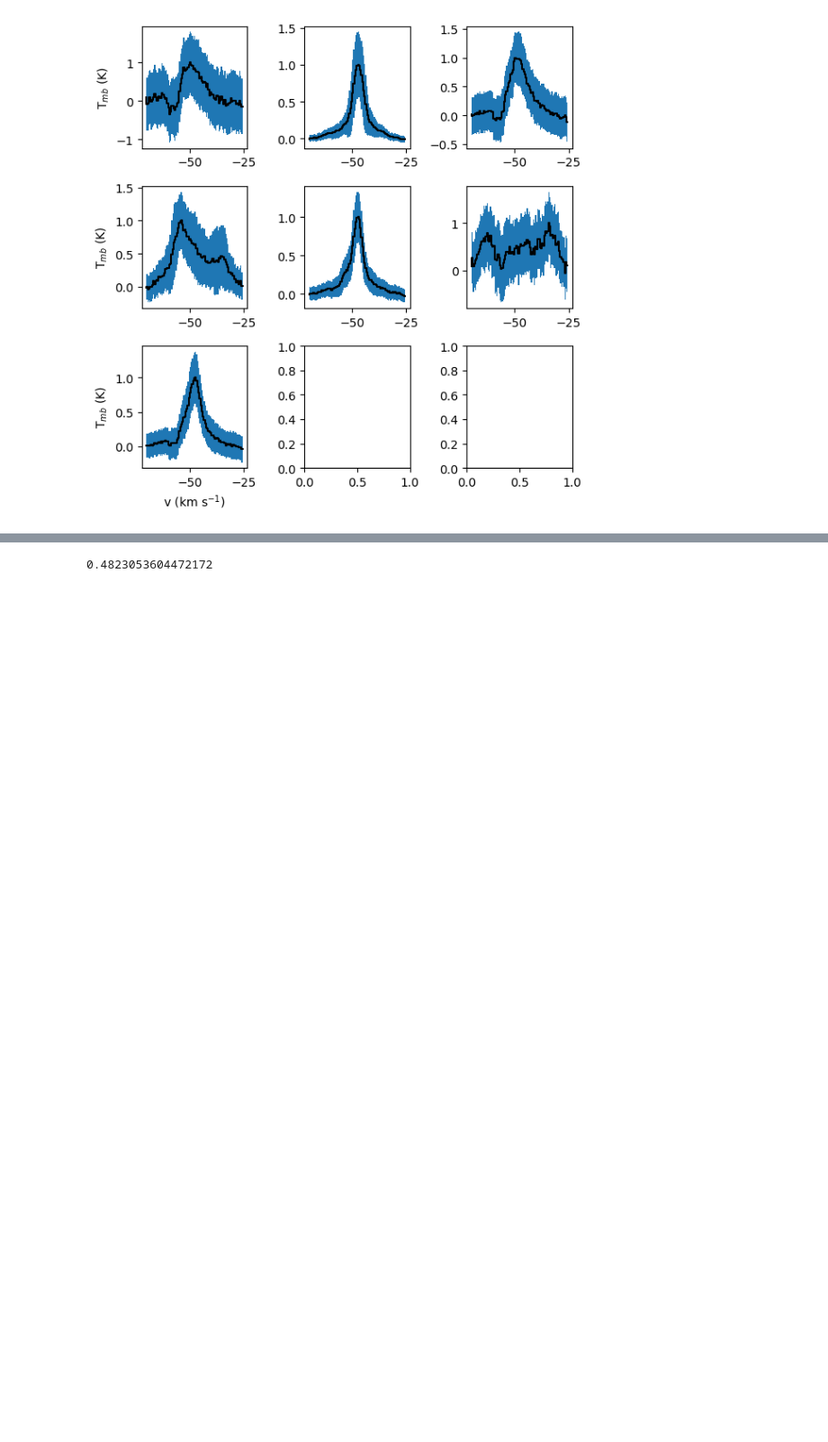
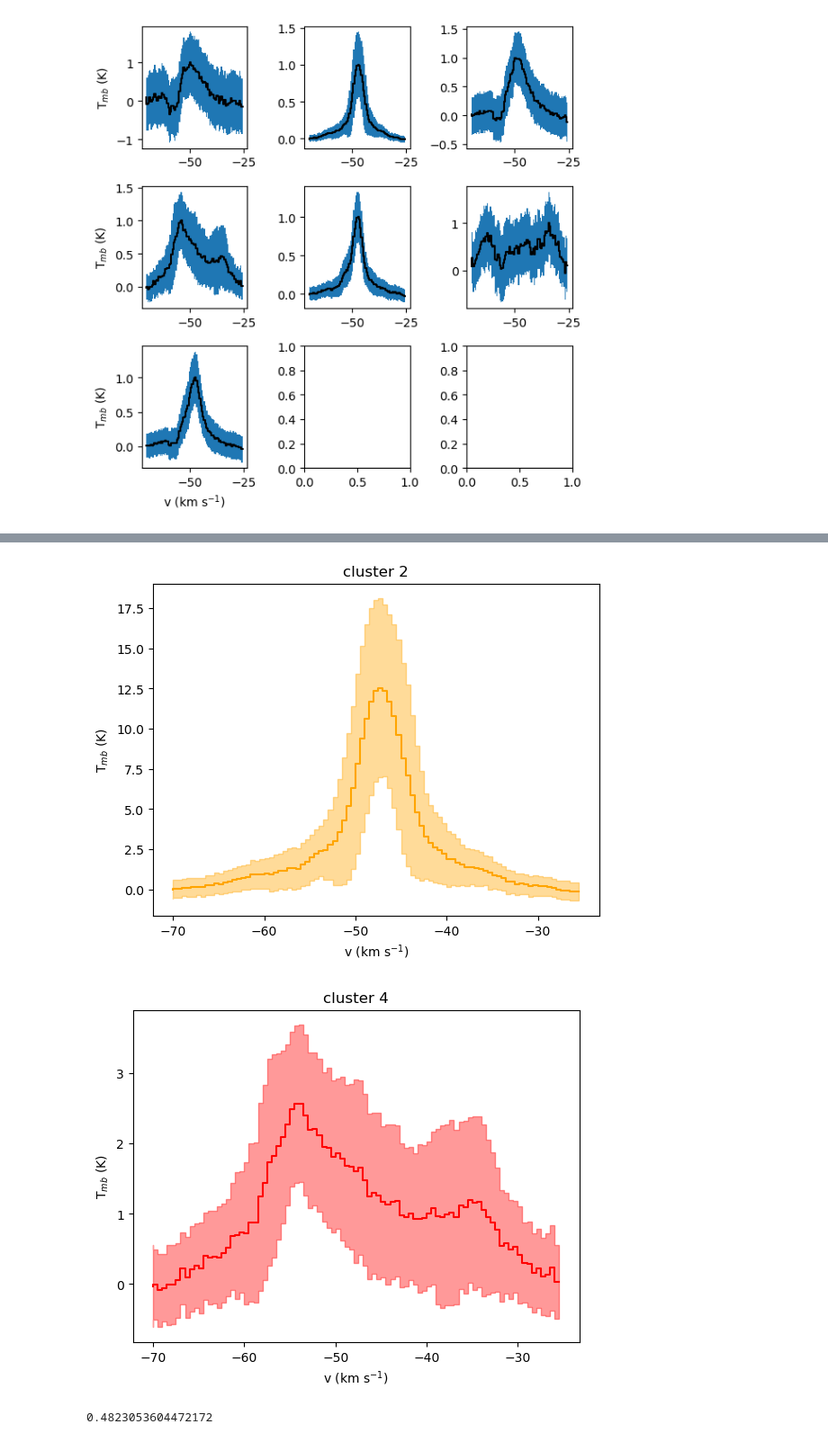
Before and after one commit to lmlb-astro/GMM, a Jupyter notebook: analyze_best_model.ipynb, the cells around one changed output, grey strips where cells are left out. Shown at 90% size. Drawn from its saved outputs; the diff is of its cells as text; code cells hidden in the pictures; blank space fills up the shorter version.

```diff
--- a/analyze_best_model.ipynb
+++ b/analyze_best_model.ipynb
@@ -137,3 +154,10 @@ The routine is currently plotting cluster 6
+# %%
+## Inspect the average spectrum and standard deviation of given clusters
+pGMM.cluster_spectrum_std(data_reduced, cluster_map, vel_arr, cl = 1, normalize = False, col = 'orange', plot_path = 'plots/av_spec_cluster2_col.pdf')
+pGMM.cluster_spectrum_std(data_reduced, cluster_map, vel_arr, cl = 3, normalize = False, col = 'red', plot_path = 'plots/av_spec_cluster4_col.pdf')
+# %% [output]
+[figure, added]
+[figure, added]
 # %%
 ## explore the probability that each position belongs to a cluster
 clust_probs = best_model.predict_proba(data_input)
```
Also changed, not shown: parts of 5 cells of this notebook, 1 other file.
